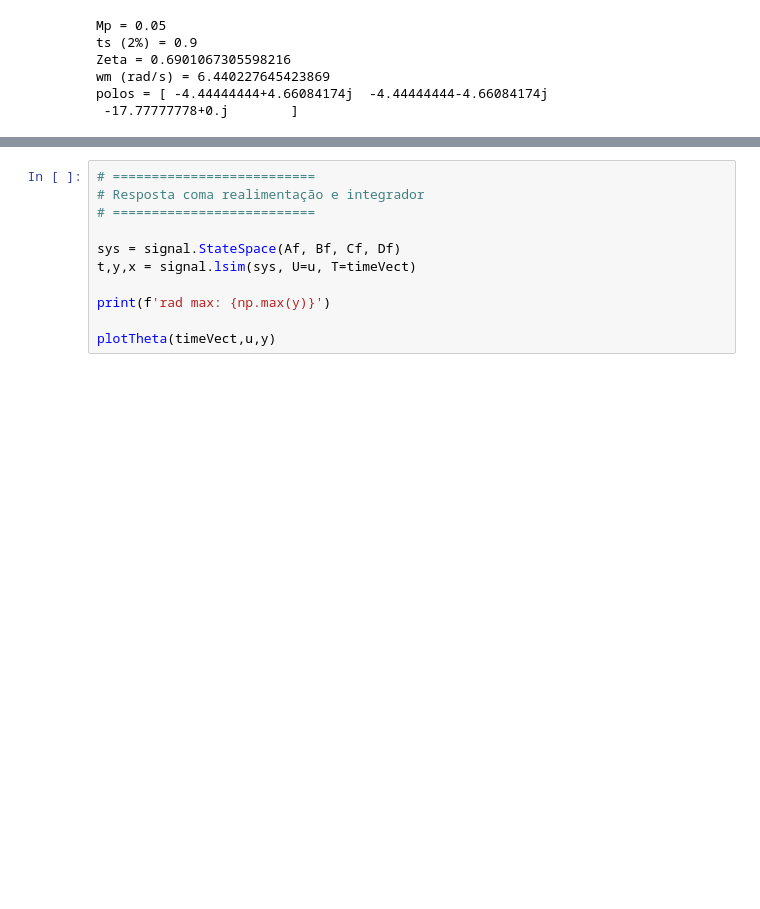
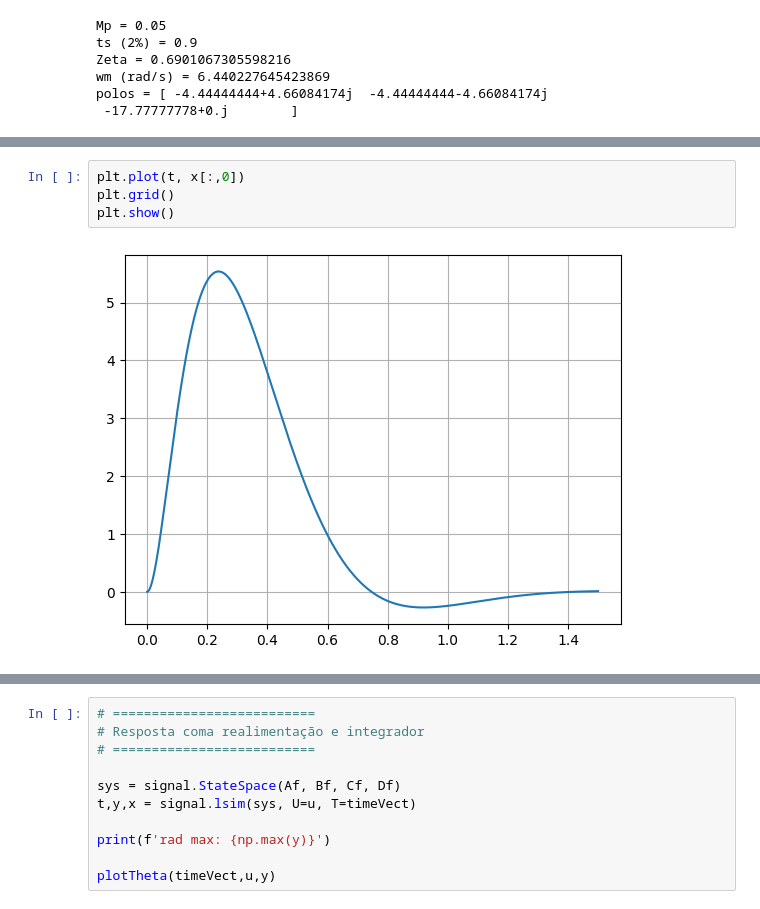
Before and after one commit to andrevale99/FMPSE_EGM0017, a Jupyter notebook: ControleSS/main.ipynb, the cells around one changed output, grey strips where cells are left out. Cells and saved outputs as stored; diff of their text form; blank space fills up the shorter version.

```diff
--- a/ControleSS/main.ipynb
+++ b/ControleSS/main.ipynb
@@ -108,3 +116,9 @@ rad max: 9.172695808406313 rad/s
+# %%
+plt.plot(t, x[:,0])
+plt.grid()
+plt.show()
+# %% [output]
+[figure, added]
 # %%
 # ===============================
 #  Novo Sistema
```
Also changed, not shown: parts of 7 cells of this notebook, 1 other file.
